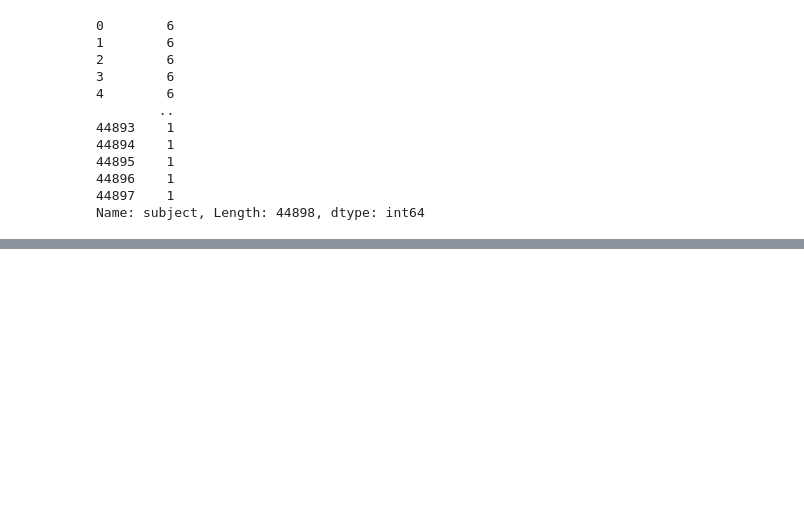
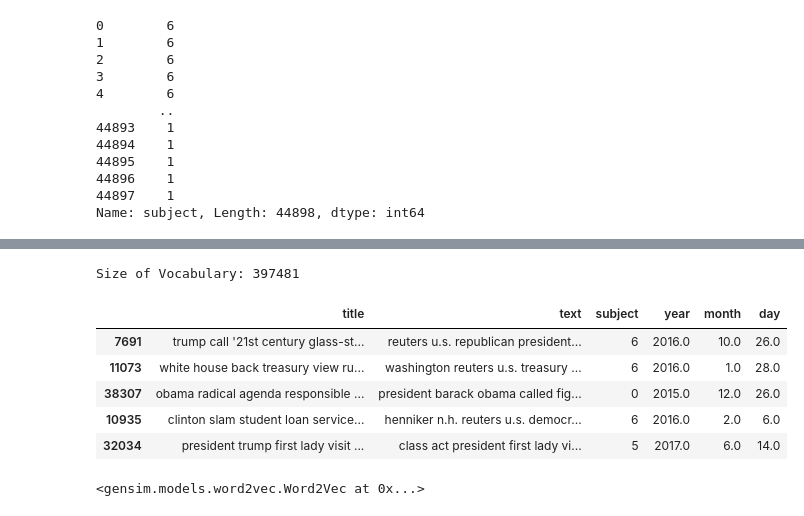
Before and after one commit to WuiiiGithub/Learn, a Jupyter notebook: ai/projects/mini/Fake_News_Detection.ipynb, the cells around one changed output, grey strips where cells are left out. Cells and saved outputs as stored; diff of their text form; code cells hidden in the pictures; blank space fills up the shorter version.

```diff
--- a/ai/projects/mini/Fake_News_Detection.ipynb
+++ b/ai/projects/mini/Fake_News_Detection.ipynb
@@ -87,0 +76,54 @@ df.head()
+# %%
+# Our vocabulary
+corpus = []
+for text in df['text']:
+    corpus.extend(text.split())
+
+corpus = set(corpus)
+
+print(
+    "Size of Vocabulary:",
+    len(corpus)
+)
+# %% [output]
+Size of Vocabulary: 397481
+# %%
+stop_words = set(stopwords.words('english'))
+stop_words.difference_update(['not', 'no', 'nor'])
+
+lemmatizer = WordNetLemmatizer()
+
+def text_preprocessor(text: str):
+    text = re.sub(
+        r'<.*?>',
+        '',
+        text
+    ).lower()
+    text = re.sub(
+        r'http\S+|www\S+|https\S+',
+        '',
+        text,
+        flags=re.MULTILINE
+    )
+    text = re.sub(
+        r" .*n't? ",
+        " not ",
+        text
+    )
+
+    return ' '.join([
+        lemmatizer.lemmatize(token)
+        for token in word_tokenize(text)
+        if token not in stop_words and len(token) > 1
+    ])
+# %%
+x_train['title'] = x_train['title'].apply(text_preprocessor)
+x_train['text'] = x_train['text'].apply(text_preprocessor)
+x_train.head()
+# %% [output]
+|  | title | text | subject | year | month | day |
+| 7691 | trump call '21st century glass-st... | reuters u.s. republican president... | 6 | 2016.0 | 10.0 | 26.0 |
+| 11073 | white house back treasury view ru... | washington reuters u.s. treasury ... | 6 | 2016.0 | 1.0 | 28.0 |
+| 38307 | obama radical agenda responsible ... | president barack obama called fig... | 0 | 2015.0 | 12.0 | 26.0 |
+| 10935 | clinton slam student loan service... | henniker n.h. reuters u.s. democr... | 6 | 2016.0 | 2.0 | 6.0 |
+| 32034 | president trump first lady visit ... | class act president first lady vi... | 5 | 2017.0 | 6.0 | 14.0 |
@@ -87,0 +168,19 @@ df.head()
+# %%
+all_text = [
+    str(t).split()
+    for t in x_train['title']
+] + [
+    str(t).split()
+    for t in x_train['text']
+]
+
+wv = Word2Vec(
+    sentences=all_text,
+    vector_size=128,
+    max_final_vocab=50_000,
+    epochs=25,
+    workers=4
+)
+wv
+# %% [output]
+<gensim.models.word2vec.Word2Vec at 0x...>
```
Also changed, not shown: parts of 10 cells of this notebook.
